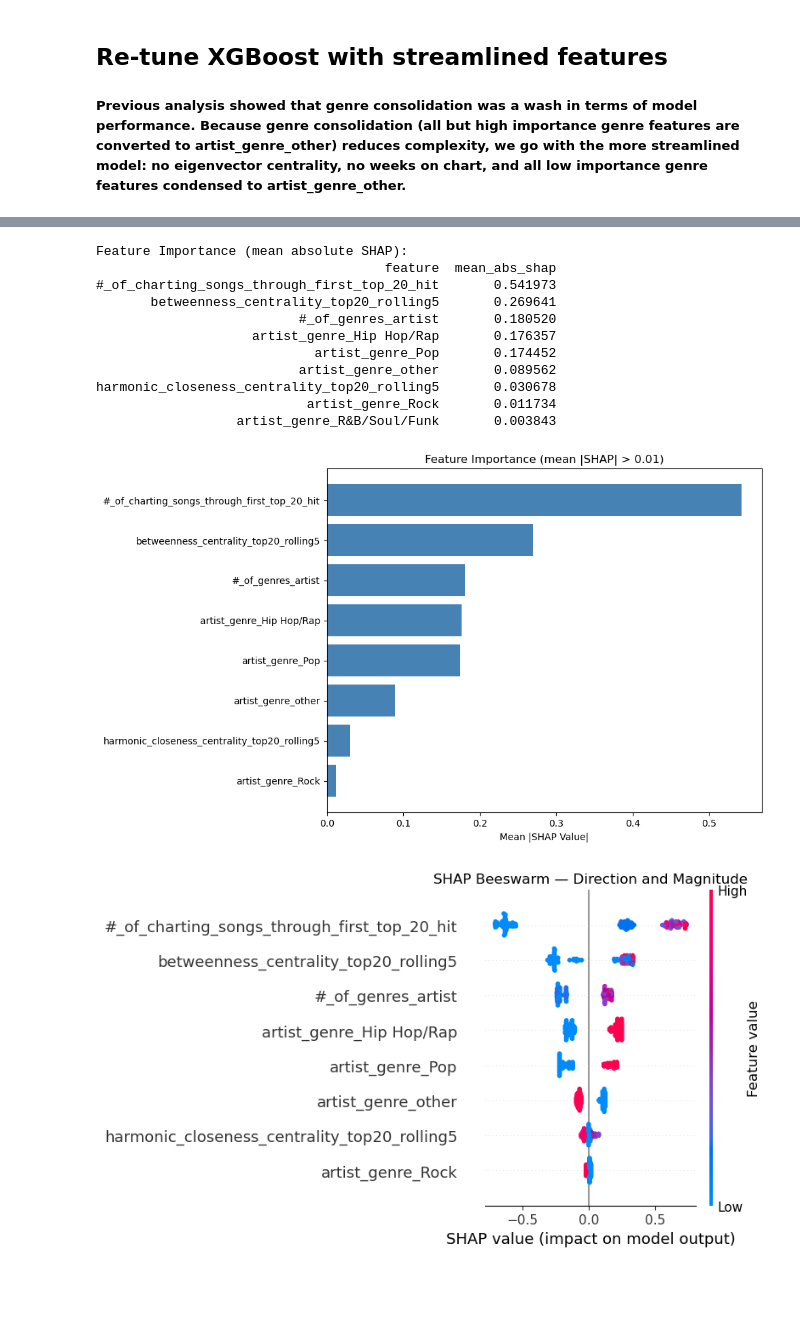
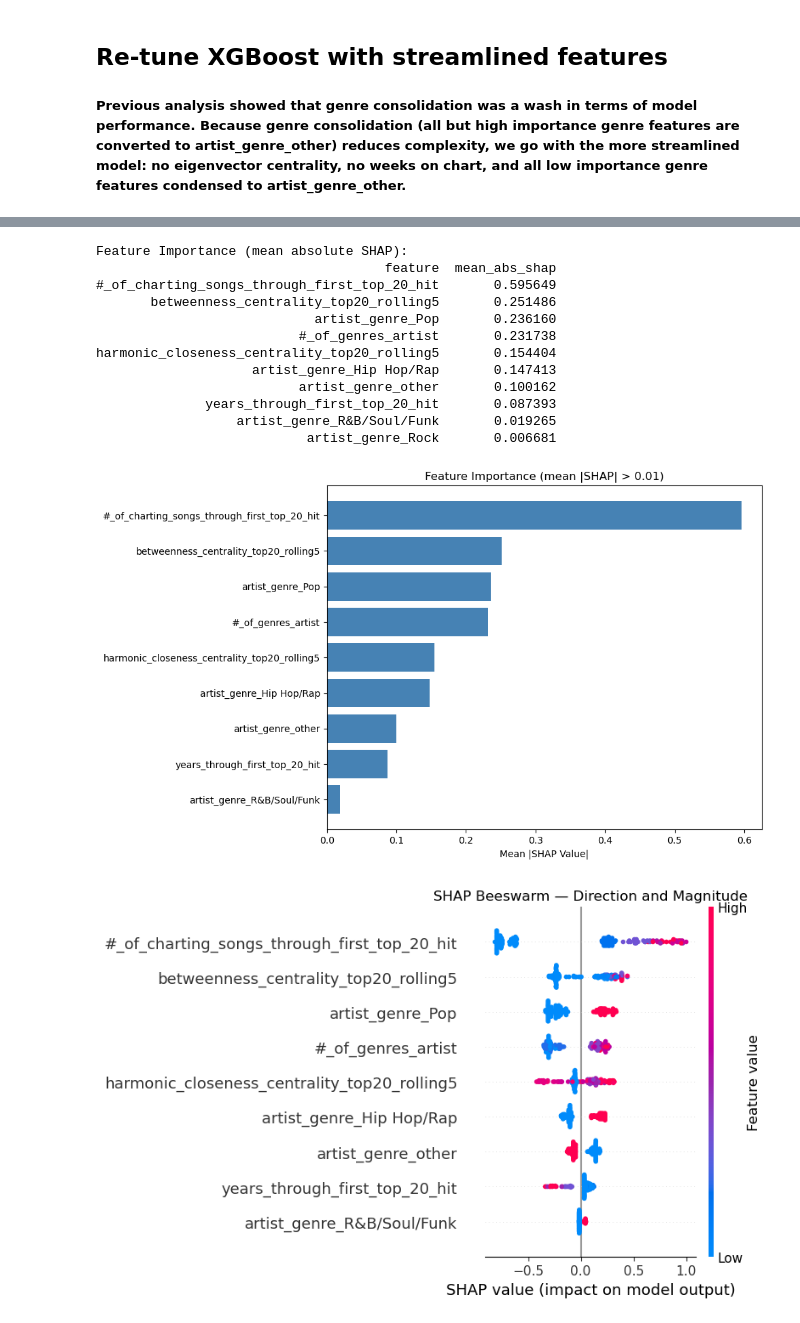
Before and after one commit to Erdos-Projects/spring-2026-hitmakers, a Jupyter notebook: ml_sandbox_17_model_compare_final_xgboost_tuning.ipynb, the cells around one changed output, grey strips where cells are left out. Saved outputs shown, nothing was run; the diff lists cells and outputs as text; code cells hidden in the pictures; blank space fills up the shorter version.

```diff
--- a/ml_sandbox_17_model_compare_final_xgboost_tuning.ipynb
+++ b/ml_sandbox_17_model_compare_final_xgboost_tuning.ipynb
@@ -1,7 +1,7 @@
 # %% [markdown]
 ### Load df_artists_final
 # %%
-# Load df_artists_final from CSV
+# Load df_artists_final from CSV with reset index
 import pandas as pd
 
 df_artists_final = pd.read_csv(
@@ -9,6 +9,8 @@ df_artists_final = pd.read_csv(
     index_col=0
 )
 
+df_artists_final = df_artists_final.reset_index()
+
 print(df_artists_final.shape)
 print(df_artists_final.columns.tolist())
 # %% [output]
@@ -811,5 +971,5 @@ Re-tuned trimmed + genre-consolidated model:
 # %%
-# Deep evaluation of re-tuned final XGBoost model (trimmed + genre-consolidated).
+# Deep evaluation of final XGBoost model (middle-ground regularization, trimmed + consolidated).
 # Includes ROC curve, confusion matrix, precision-recall curve,
 # SHAP feature importance, beeswarm plot, and calibration curve.
 
@@ -824,7 +984,7 @@ from sklearn.metrics import (
 from sklearn.calibration import calibration_curve
 from sklearn.model_selection import cross_validate
 
-final_model = xgb_consolidated_search.best_estimator_
+final_model = xgb_mid_search.best_estimator_
 final_model.fit(X_train_consolidated, y_train)
 y_pred  = final_model.predict(X_test_consolidated)
 y_proba = final_model.predict_proba(X_test_consolidated)[:, 1]
@@ -834,7 +994,7 @@ cv = cross_validate(final_model, X_train_consolidated, y_train, cv=5,
 
 # --- Summary stats ---
 print("=" * 52)
-print("FINAL MODEL — XGBoost (re-tuned, trimmed + consolidated)")
+print("FINAL MODEL — XGBoost (middle-ground, trimmed + consolidated)")
 print("=" * 52)
 print(f"  ROC-AUC (CV):    {cv['test_score'].mean():.3f} ± {cv['test_score'].std():.3f}")
 print(f"  ROC-AUC (Train): {cv['train_score'].mean():.3f}")
@@ -876,7 +1036,7 @@ axes[1, 1].set_ylabel('Fraction of Positives')
 axes[1, 1].set_title('Calibration Curve')
 axes[1, 1].legend()
 
-plt.suptitle('Final Model — XGBoost (re-tuned, trimmed + consolidated)', fontsize=14, y=1.01)
+plt.suptitle('Final Model — XGBoost (middle-ground, trimmed + consolidated)', fontsize=14, y=1.01)
 plt.tight_layout()
 plt.show()
 
@@ -896,10 +1056,10 @@ shap_importance = (
 print("\nFeature Importance (mean absolute SHAP):")
 print(shap_importance.to_string(index=False))
 
-top_features       = shap_importance[shap_importance['mean_abs_shap'] > 0.01]['feature'].tolist()
-top_importance     = shap_importance[shap_importance['mean_abs_shap'] > 0.01]
-top_idx            = [X_test_consolidated.columns.get_loc(f) for f in top_features]
-shap_values_top    = shap_values[:, top_idx]
+top_features            = shap_importance[shap_importance['mean_abs_shap'] > 0.01]['feature'].tolist()
+top_importance          = shap_importance[shap_importance['mean_abs_shap'] > 0.01]
+top_idx                 = [X_test_consolidated.columns.get_loc(f) for f in top_features]
+shap_values_top         = shap_values[:, top_idx]
 X_test_consolidated_top = X_test_consolidated[top_features]
 
 # Bar chart
@@ -939,13 +1099,14 @@ weighted avg       0.71      0.71      0.71       152
 Feature Importance (mean absolute SHAP):
                                      feature  mean_abs_shap
-#_of_charting_songs_through_first_top_20_hit       0.541973
-       betweenness_centrality_top20_rolling5       0.269641
-                          #_of_genres_artist       0.180520
-                    artist_genre_Hip Hop/Rap       0.176357
-                            artist_genre_Pop       0.174452
-                          artist_genre_other       0.089562
-harmonic_closeness_centrality_top20_rolling5       0.030678
-                           artist_genre_Rock       0.011734
-                  artist_genre_R&B/Soul/Funk       0.003843
+#_of_charting_songs_through_first_top_20_hit       0.595649
+       betweenness_centrality_top20_rolling5       0.251486
+                            artist_genre_Pop       0.236160
+                          #_of_genres_artist       0.231738
+harmonic_closeness_centrality_top20_rolling5       0.154404
+                    artist_genre_Hip Hop/Rap       0.147413
+                          artist_genre_other       0.100162
+              years_through_first_top_20_hit       0.087393
+                  artist_genre_R&B/Soul/Funk       0.019265
+                           artist_genre_Rock       0.006681
-[figure, old version]
+[figure, new version]
-[figure, old version]
+[figure, new version]
```
Also changed, not shown: parts of 20 cells of this notebook.
